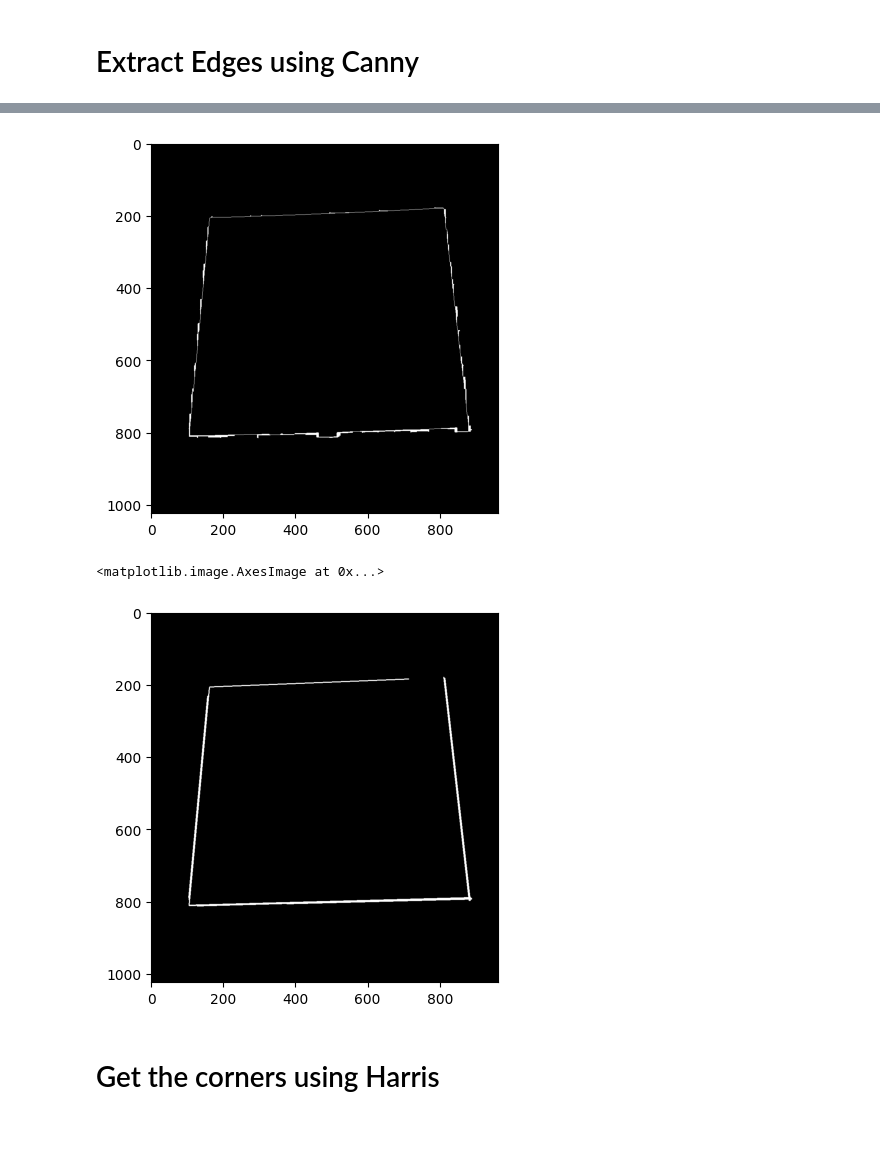
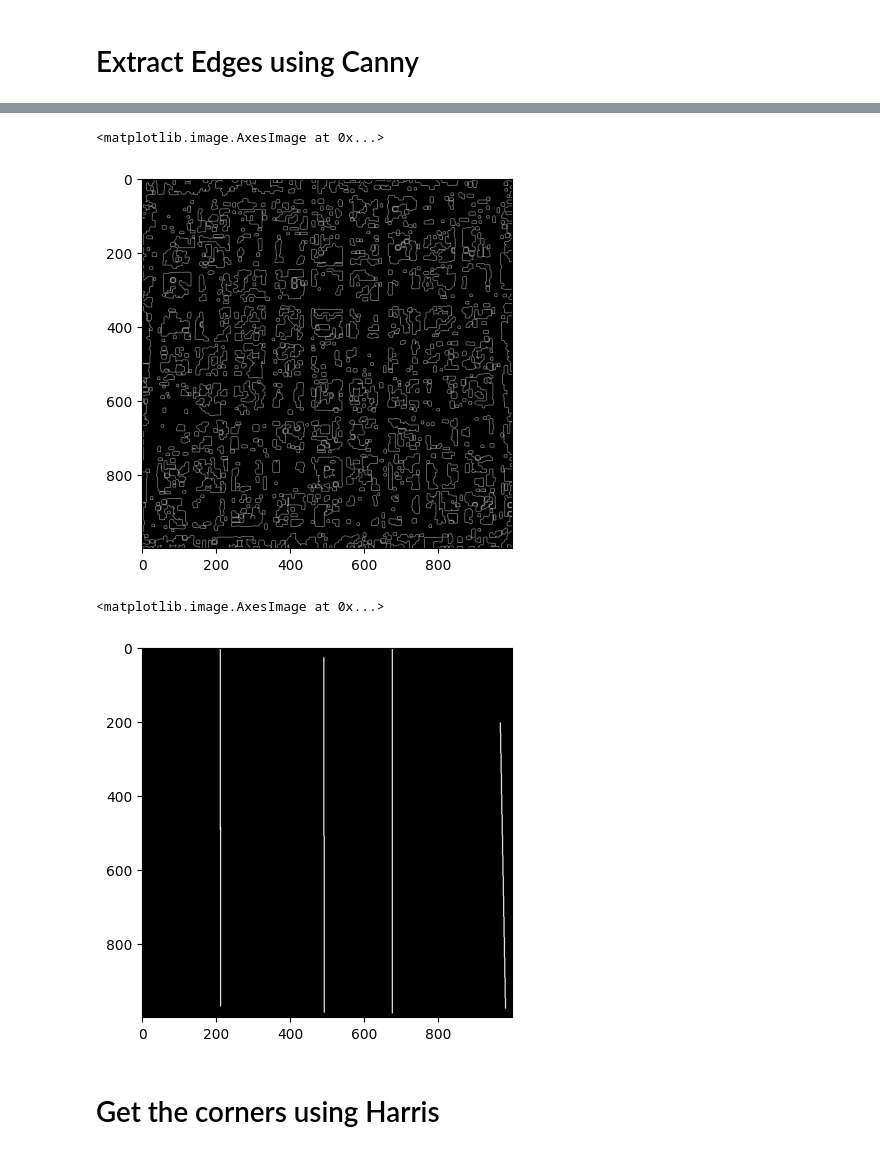
Before and after one commit to youssef-mohamed1809/Sudoku-Image-Processing, a Jupyter notebook: main.ipynb, the cells around one changed output, grey strips where cells are left out. Drawn from its saved outputs; the diff is of its cells as text; code cells hidden in the pictures.

```diff
--- a/main.ipynb
+++ b/main.ipynb
@@ -9,15 +9,16 @@ import matplotlib.pyplot as plt
 # Load the Image
 # %%
 # req = urllib.request.urlopen('https://encrypted-tbn0.gstatic.com/images?q=tbn:ANd9GcSXWgbXAGTp-igspDP1qDo3aFJeE4vd_2u3Og&usqp=CAU')
-req = urllib.request.urlopen('https://live.staticflickr.com/8027/6978422072_33ac92fe1a_b.jpg')
+# req = urllib.request.urlopen('https://live.staticflickr.com/8027/6978422072_33ac92fe1a_b.jpg')
 # req = urllib.request.urlopen('https://jump.dev/JuMP.jl/stable/assets/partial_sudoku.png')
 # req = urllib.request.urlopen('https://sources.roboflow.com/dcbM99GUgvVCEMo4F2rq8vaVApB2/DSJGI2e7g77XqctWIGQG/original.jpg')
 # req = urllib.request.urlopen('https://cdn.britannica.com/42/97142-131-E3E24AA5/sudoku-puzzle-games.jpg')
-# req = urllib.request.urlopen('https://sources.roboflow.com/dcbM99GUgvVCEMo4F2rq8vaVApB2/DSJGI2e7g77XqctWIGQG/original.jpg')
 
-arr = np.asarray(bytearray(req.read()), dtype=np.uint8) #transform image to array
-img = cv2.imdecode(arr, -1) # 'Load it as it is'
-# img = cv2.imread('/home/youssef/nagysudoku2.jpg')
+
+
+# arr = np.asarray(bytearray(req.read()), dtype=np.uint8) #transform image to array
+# img = cv2.imdecode(arr, -1) # 'Load it as it is'
+img = cv2.imread("/home/youssef/Projects/Sudoku-Image-Processing/Project Test Cases-20231212/01.jpg")
 plt.imshow(img, cmap="gray")
 # %% [output]
 <matplotlib.image.AxesImage at 0x...>
@@ -46,9 +40,10 @@ img_gray_threshed = cv2.adaptiveThreshold(src=gray_image,
     maxValue=255,
     adaptiveMethod=cv2.ADAPTIVE_THRESH_GAUSSIAN_C,
     thresholdType=cv2.THRESH_BINARY_INV,
-    blockSize=3,
-    C=5
+    blockSize=5,
+    C=1
 )
+img_gray_threshed = cv2.GaussianBlur(img_gray_threshed,(7,7),cv2.BORDER_DEFAULT)
 plt.imshow(img_gray_threshed, cmap="gray")
 # %% [output]
 <matplotlib.image.AxesImage at 0x...>
@@ -85,7 +76,7 @@ plt.imshow(sudoku_square, cmap="gray")
 # %% [markdown]
 # Extract Edges using Canny
 # %%
-canny_img = cv2.Canny(sudoku_square, 50, 150)
+canny_img = cv2.Canny(img_gray_threshed, 50, 150)
 plt.imshow(canny_img, cmap="gray")
 # %% [output]
 <matplotlib.image.AxesImage at 0x...>
@@ -115,30 +84,35 @@ plt.imshow(output, cmap="gray")
 # %%
 closed_grid = np.zeros_like(img_gray_threshed, dtype = np.uint8)
-closed_grid = cv2.morphologyEx(canny_img, cv2.MORPH_CLOSE, cv2.getStructuringElement(cv2.MORPH_RECT, (25, 25)))
-plt.imshow(closed_grid, cmap="gray")
+closed_grid = cv2.morphologyEx(canny_img, cv2.MORPH_CLOSE, cv2.getStructuringElement(cv2.MORPH_RECT, (7, 7)))
+#plt.imshow(closed_grid, cmap="gray")
 
 newimg = cv2.Canny(closed_grid, 50, 150)
+plt.imshow(newimg, cmap='gray')
 # %% [output]
+<matplotlib.image.AxesImage at 0x...>
-[figure, old version]
+[figure, new version]
 # %%
 ## Hough
 minLineLength = min(img_gray_threshed.shape[0],img_gray_threshed.shape[1])/2
 hough_linesy = cv2.HoughLinesP(
-    image=closed_grid,
+    image=newimg,
     rho=1,  # Distance resolution of the accumulator in pixels.
     theta=0.00115,  # Angle resolution of the accumulator in radians.
-    threshold=150,  # Voting threshold for accumulator.
+    threshold=200,  # Voting threshold for accumulator.
     lines=None,
     minLineLength=minLineLength,  #  Line segments shorter than that are rejected.
-    maxLineGap=150 # Maximum allowed gap between points on the same line to link them.
+    maxLineGap=100 # Maximum allowed gap between points on the same line to link them.
 )
+
+
 for x0, y0, x1, y1 in hough_linesy[:,0]:
     cv2.line(img_gray_threshed, (x0, y0), (x1, y1), (255,0,0), 2, cv2.LINE_AA)
 tmp_imgy = np.zeros_like(img_gray_threshed, dtype = np.uint8)
 for x1, y1, x2, y2 in hough_linesy[:,0]: cv2.line(tmp_imgy,(x1,y1),(x2,y2),(255,0,0),2)
+
 plt.imshow(tmp_imgy, cmap='gray')
 # %% [output]
 <matplotlib.image.AxesImage at 0x...>
-[figure, old version]
+[figure, new version]
 # %% [markdown]
 # Get the corners using Harris
```
Also changed, not shown: parts of 16 cells of this notebook, 34 other files.
